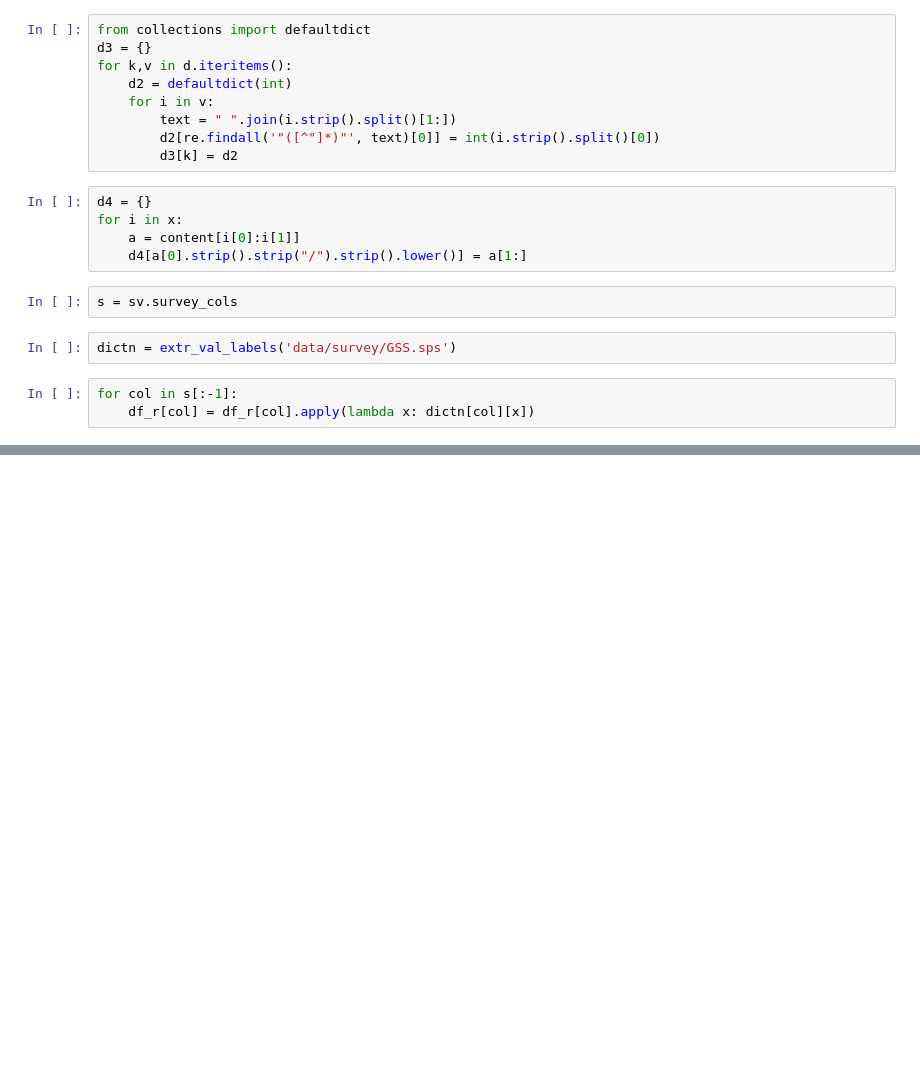
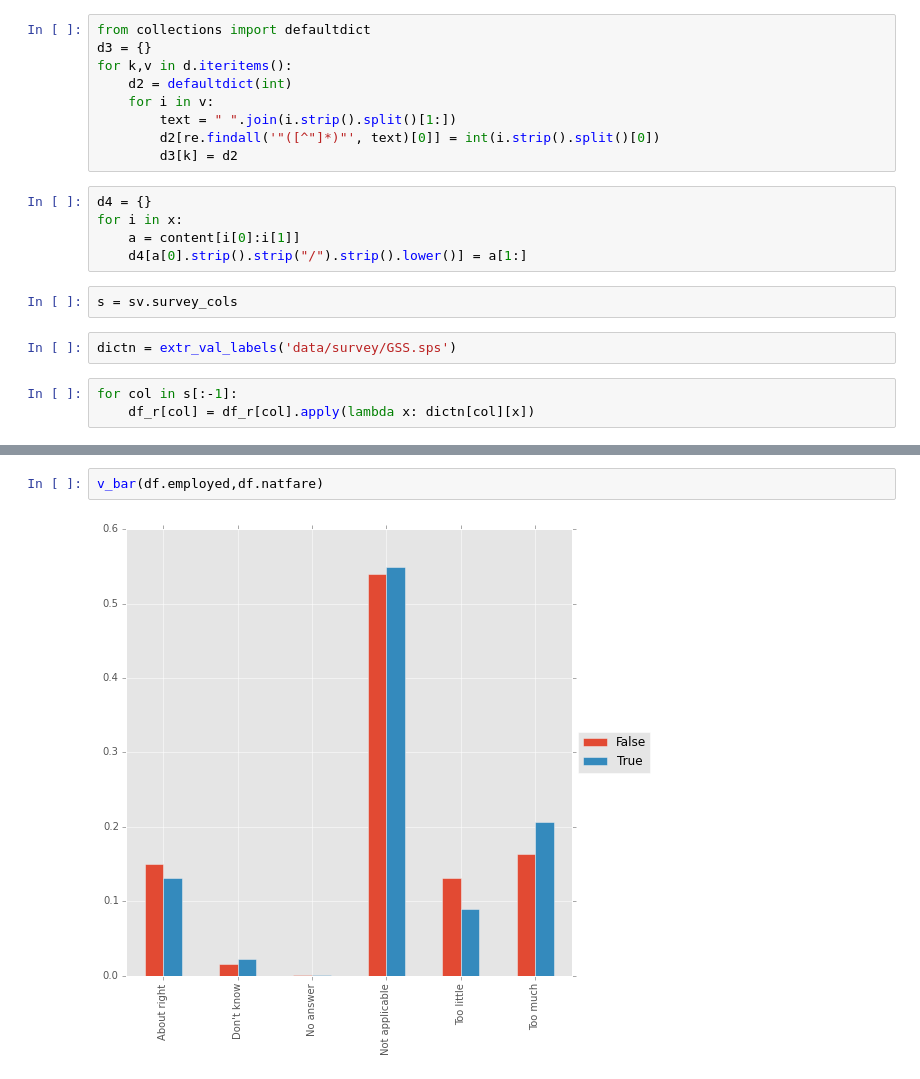
Before and after one commit to banjopickin/women_workforce, a Jupyter notebook: draft.ipynb, the cells around one changed output, grey strips where cells are left out. Drawn from its saved outputs; the diff is of its cells as text; blank space fills up the shorter version.

```diff
--- a/draft.ipynb
+++ b/draft.ipynb
@@ -77,0 +93,4 @@ df_r.shape
+# %%
+v_bar(df.employed,df.natfare)
+# %% [output]
+[figure, added]
```
Also changed, not shown: parts of 16 cells of this notebook, 3 other files.
